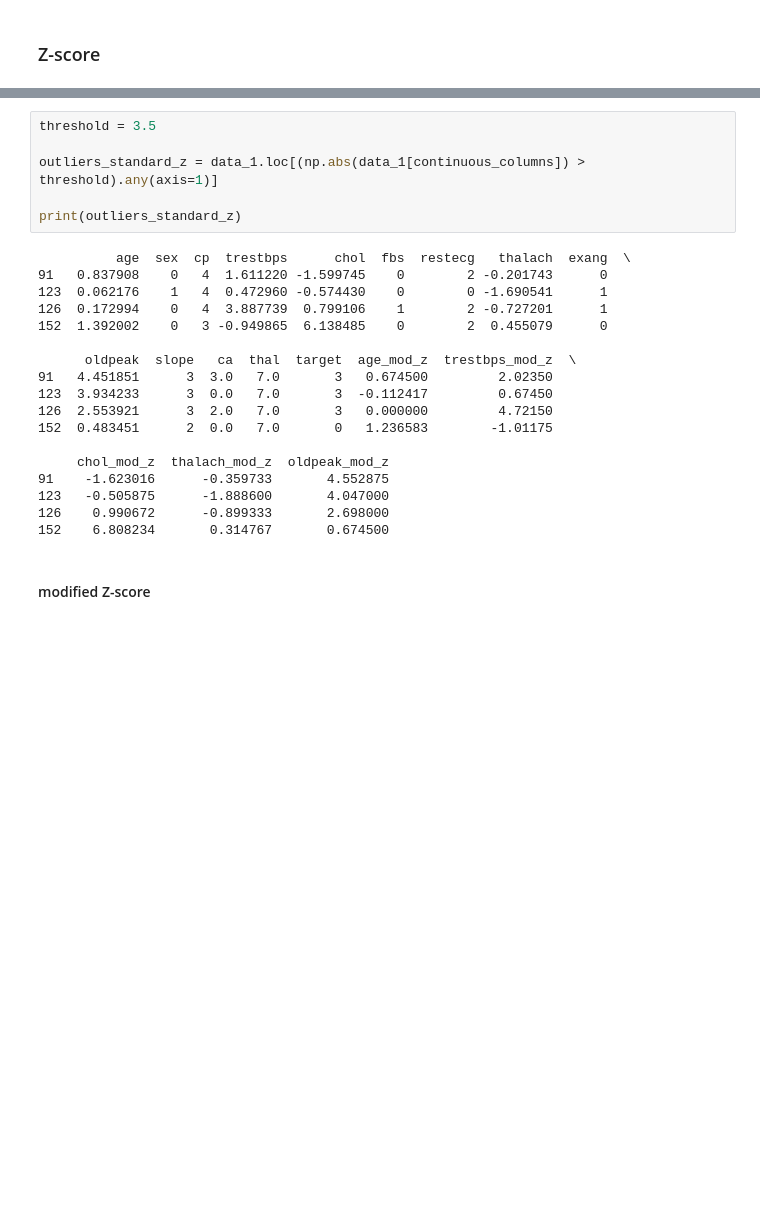
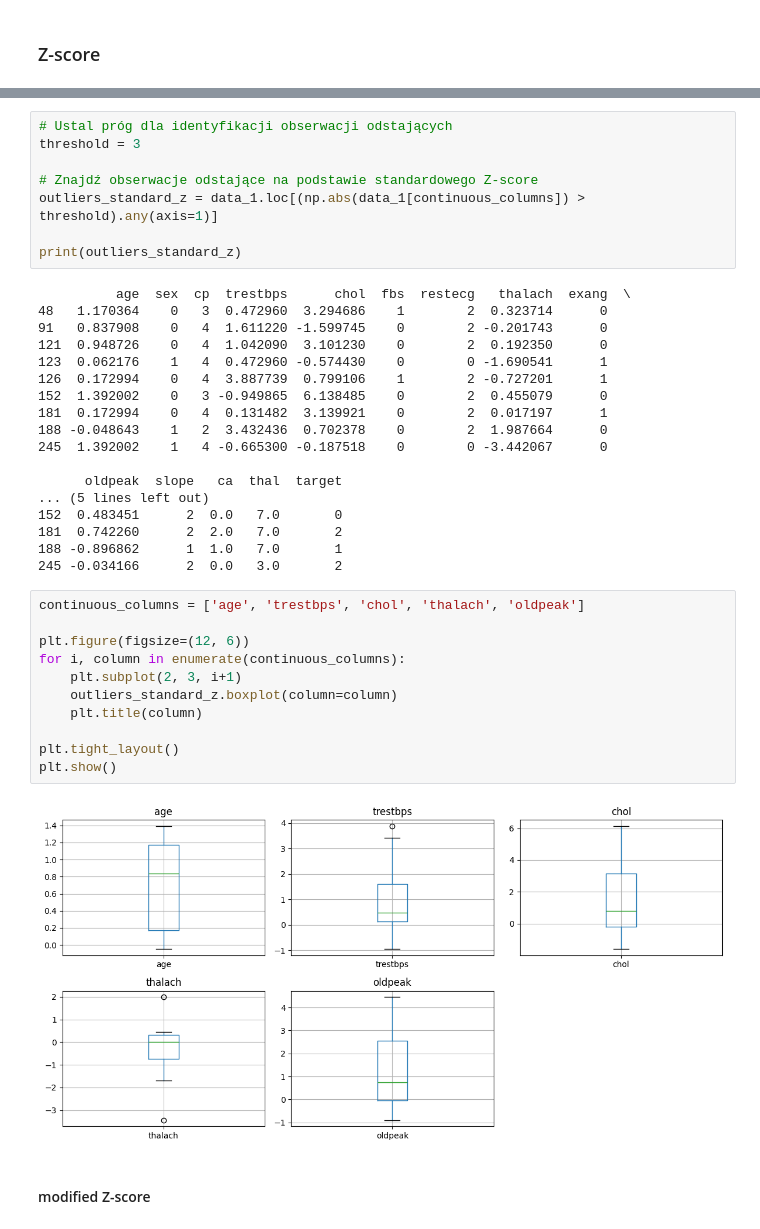
Before and after one commit to juka80/MyProjects, a Jupyter notebook: Exploratory analysis of multidimensional space/Detection/detection.ipynb, the cells around one changed output, grey strips where cells are left out. Cells and saved outputs as stored; diff of their text form; blank space fills up the shorter version.

```diff
--- a/Exploratory analysis of multidimensional space/Detection/detection.ipynb
+++ b/Exploratory analysis of multidimensional space/Detection/detection.ipynb
@@ -152,29 +149,44 @@ print(data_1[continuous_columns])
 
 [303 rows x 5 columns]
 # %%
-threshold = 3.5
+# Ustal próg dla identyfikacji obserwacji odstających
+threshold = 3
 
+# Znajdź obserwacje odstające na podstawie standardowego Z-score
 outliers_standard_z = data_1.loc[(np.abs(data_1[continuous_columns]) > threshold).any(axis=1)]
 
 print(outliers_standard_z)
 # %% [output]
           age  sex  cp  trestbps      chol  fbs  restecg   thalach  exang  \
+48   1.170364    0   3  0.472960  3.294686    1        2  0.323714      0
 91   0.837908    0   4  1.611220 -1.599745    0        2 -0.201743      0
+121  0.948726    0   4  1.042090  3.101230    0        2  0.192350      0
 123  0.062176    1   4  0.472960 -0.574430    0        0 -1.690541      1
 126  0.172994    0   4  3.887739  0.799106    1        2 -0.727201      1
 152  1.392002    0   3 -0.949865  6.138485    0        2  0.455079      0
+181  0.172994    0   4  0.131482  3.139921    0        2  0.017197      1
+188 -0.048643    1   2  3.432436  0.702378    0        2  1.987664      0
+245  1.392002    1   4 -0.665300 -0.187518    0        0 -3.442067      0
 
-      oldpeak  slope   ca  thal  target  age_mod_z  trestbps_mod_z  \
-91   4.451851      3  3.0   7.0       3   0.674500         2.02350
-123  3.934233      3  0.0   7.0       3  -0.112417         0.67450
-126  2.553921      3  2.0   7.0       3   0.000000         4.72150
-152  0.483451      2  0.0   7.0       0   1.236583        -1.01175
-
-     chol_mod_z  thalach_mod_z  oldpeak_mod_z
-91    -1.623016      -0.359733       4.552875
-123   -0.505875      -1.888600       4.047000
-126    0.990672      -0.899333       2.698000
-152    6.808234       0.314767       0.674500
+      oldpeak  slope   ca  thal  target
+... (5 lines left out)
+152  0.483451      2  0.0   7.0       0
+181  0.742260      2  2.0   7.0       2
+188 -0.896862      1  1.0   7.0       1
+245 -0.034166      2  0.0   3.0       2
+# %%
+continuous_columns = ['age', 'trestbps', 'chol', 'thalach', 'oldpeak']
+
+plt.figure(figsize=(12, 6))
+for i, column in enumerate(continuous_columns):
+    plt.subplot(2, 3, i+1)
+    outliers_standard_z.boxplot(column=column)
+    plt.title(column)
+
+plt.tight_layout()
+plt.show()
+# %% [output]
+[figure, added]
 # %% [markdown]
 #### modified Z-score
 # %%
```
Also changed, not shown: parts of 15 cells of this notebook.
